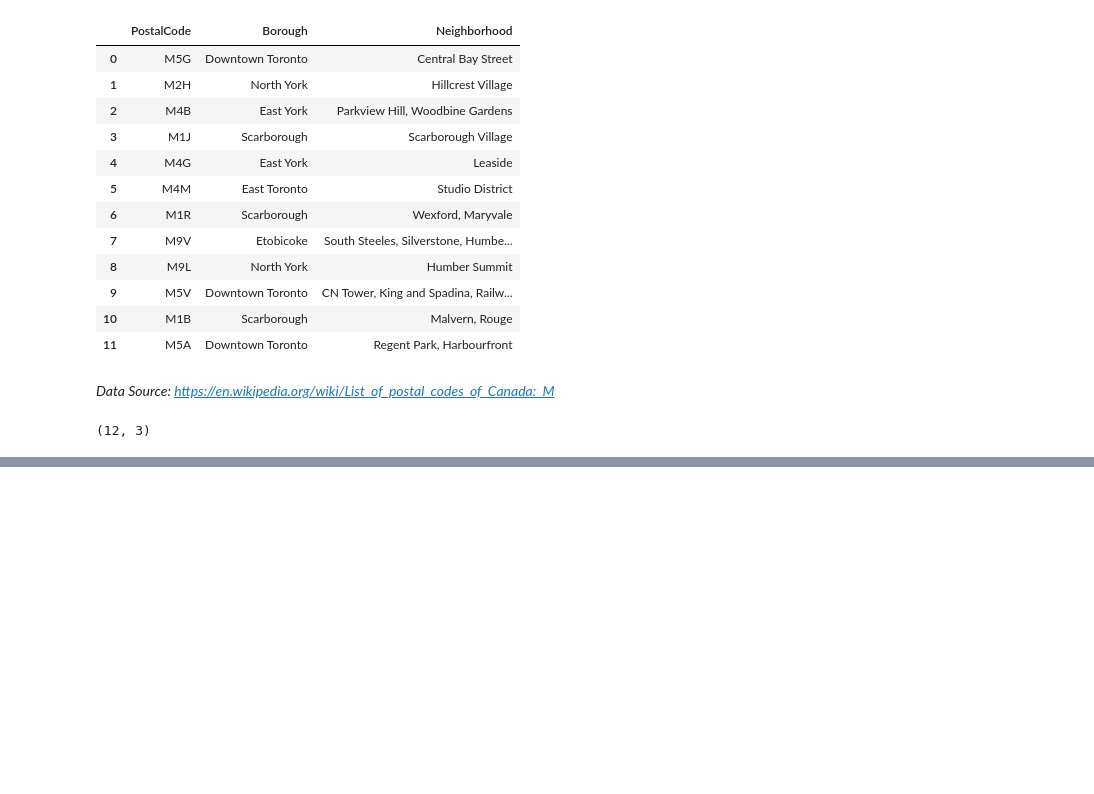
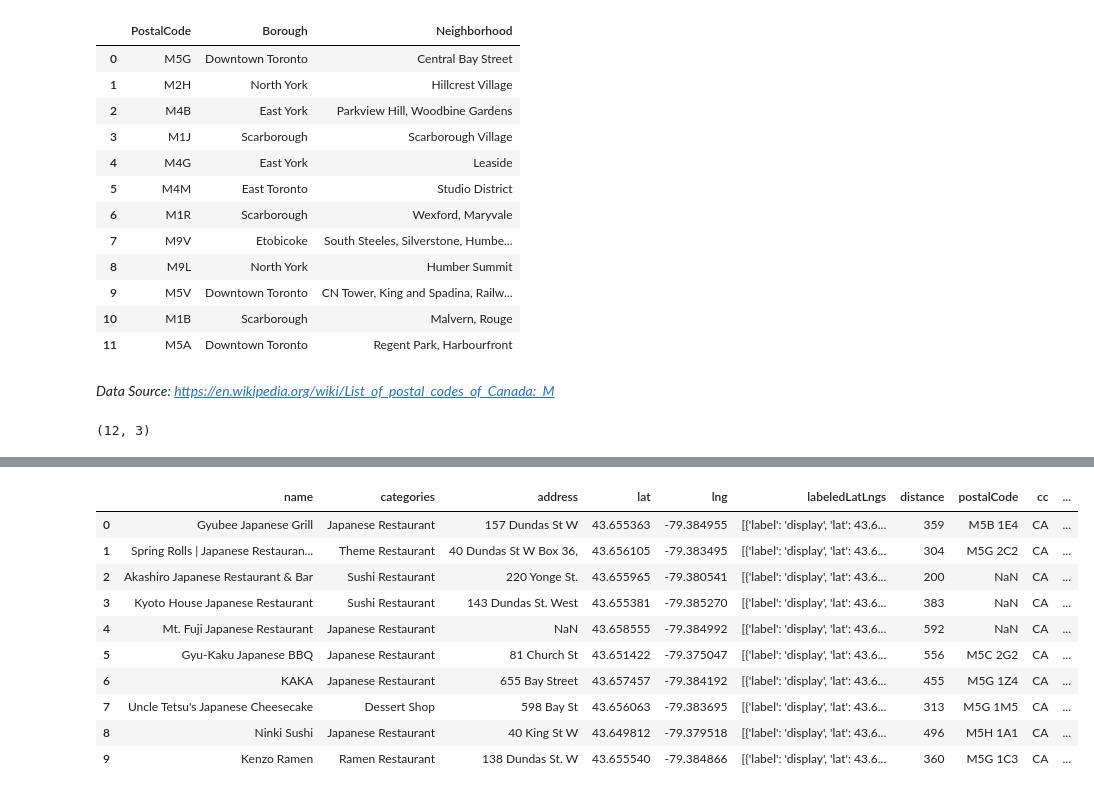
Before and after one commit to chufan93/Coursera_Capstone, a Jupyter notebook: Applied Data Science Capstone Week 3.ipynb, the cells around one changed output, grey strips where cells are left out. Drawn from its saved outputs; the diff is of its cells as text; code cells hidden in the pictures; blank space fills up the shorter version.

```diff
--- a/Applied Data Science Capstone Week 3.ipynb
+++ b/Applied Data Science Capstone Week 3.ipynb
@@ -34,0 +156,3 @@ df.shape
+# %%
+url = 'https://api.foursquare.com/v2/venues/search?client_id={}&client_secret={}&ll={},{}&oauth_token={}&v={}&query={}&radius={}&limit={}'.format(CLIENT_ID, CLIENT_SECRET, latitude, longitude,ACCESS_TOKEN, VERSION, search_query, radius, LIMIT)
+url
@@ -34,0 +163,3 @@ df.shape
+# %%
+results = requests.get(url).json()
+results
@@ -34,0 +184,7 @@ df.shape
+# %%
+# assign relevant part of JSON to venues
+venues = results['response']['venues']
+
+# tranform venues into a dataframe
+dataframe = json_normalize(venues)
+dataframe.head()
@@ -34,0 +198,36 @@ df.shape
+# %%
+# keep only columns that include venue name, and anything that is associated with location
+filtered_columns = ['name', 'categories'] + [col for col in dataframe.columns if col.startswith('location.')] + ['id']
+dataframe_filtered = dataframe.loc[:, filtered_columns]
+
+# function that extracts the category of the venue
+def get_category_type(row):
+    try:
+        categories_list = row['categories']
+    except:
+        categories_list = row['venue.categories']
+
+    if len(categories_list) == 0:
+        return None
+    else:
+        return categories_list[0]['name']
+
+# filter the category for each row
+dataframe_filtered['categories'] = dataframe_filtered.apply(get_category_type, axis=1)
+
+# clean column names by keeping only last term
+dataframe_filtered.columns = [column.split('.')[-1] for column in dataframe_filtered.columns]
+
+dataframe_filtered
+# %% [output]
+|  | name | categories | address | lat | lng | labeledLatLngs | distance | postalCode | cc | ... |
+| 0 | Gyubee Japanese Grill | Japanese Restaurant | 157 Dundas St W | 43.655363 | -79.384955 | [{'label': 'display', 'lat': 43.6... | 359 | M5B 1E4 | CA | ... |
+| 1 | Spring Rolls | Japanese Restauran... | Theme Restaurant | 40 Dundas St W Box 36, | 43.656105 | -79.383495 | [{'label': 'display', 'lat': 43.6... | 304 | M5G 2C2 | CA | ... |
+| 2 | Akashiro Japanese Restaurant & Bar | Sushi Restaurant | 220 Yonge St. | 43.655965 | -79.380541 | [{'label': 'display', 'lat': 43.6... | 200 | NaN | CA | ... |
+| 3 | Kyoto House Japanese Restaurant | Sushi Restaurant | 143 Dundas St. West | 43.655381 | -79.385270 | [{'label': 'display', 'lat': 43.6... | 383 | NaN | CA | ... |
+| 4 | Mt. Fuji Japanese Restaurant | Japanese Restaurant | NaN | 43.658555 | -79.384992 | [{'label': 'display', 'lat': 43.6... | 592 | NaN | CA | ... |
+| 5 | Gyu-Kaku Japanese BBQ | Japanese Restaurant | 81 Church St | 43.651422 | -79.375047 | [{'label': 'display', 'lat': 43.6... | 556 | M5C 2G2 | CA | ... |
+| 6 | KAKA | Japanese Restaurant | 655 Bay Street | 43.657457 | -79.384192 | [{'label': 'display', 'lat': 43.6... | 455 | M5G 1Z4 | CA | ... |
+| 7 | Uncle Tetsu's Japanese Cheesecake | Dessert Shop | 598 Bay St | 43.656063 | -79.383695 | [{'label': 'display', 'lat': 43.6... | 313 | M5G 1M5 | CA | ... |
+| 8 | Ninki Sushi | Japanese Restaurant | 40 King St W | 43.649812 | -79.379518 | [{'label': 'display', 'lat': 43.6... | 496 | M5H 1A1 | CA | ... |
+| 9 | Kenzo Ramen | Ramen Restaurant | 138 Dundas St. W | 43.655540 | -79.384866 | [{'label': 'display', 'lat': 43.6... | 360 | M5G 1C3 | CA | ... |
```
Also changed, not shown: parts of 15 cells of this notebook.
